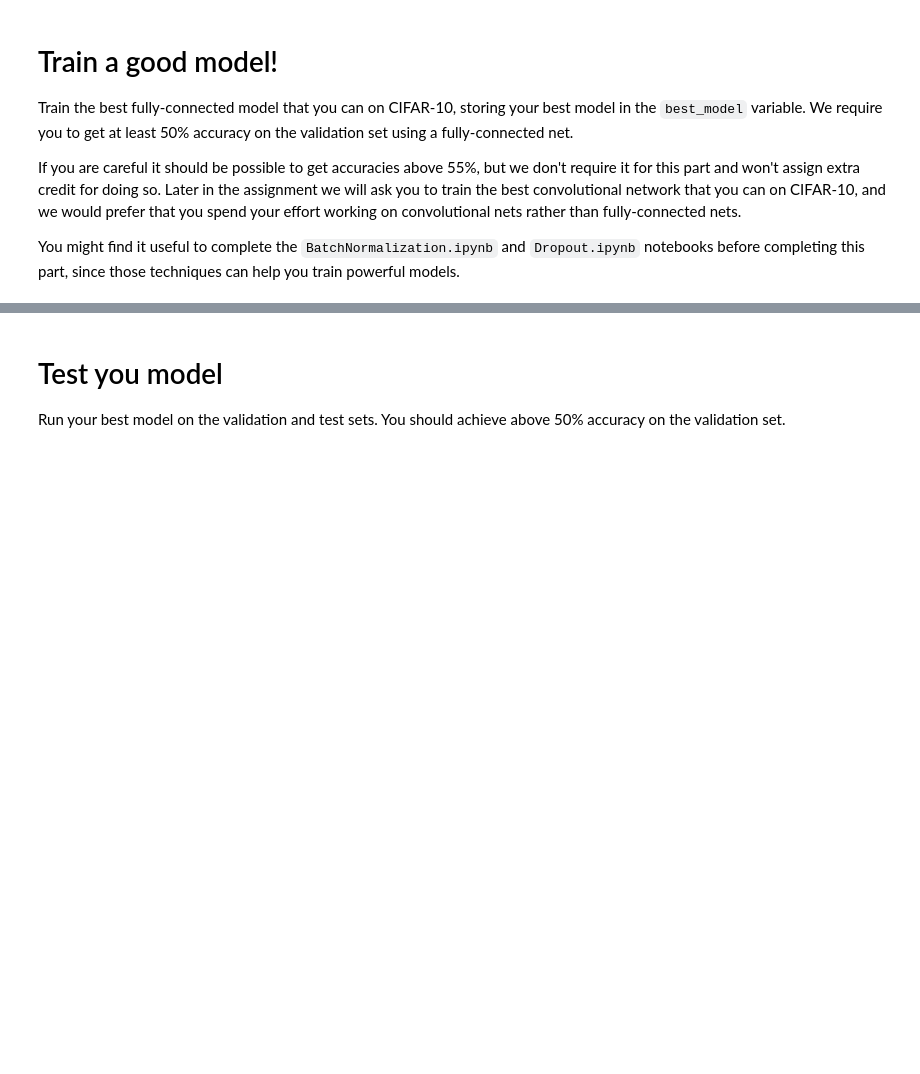
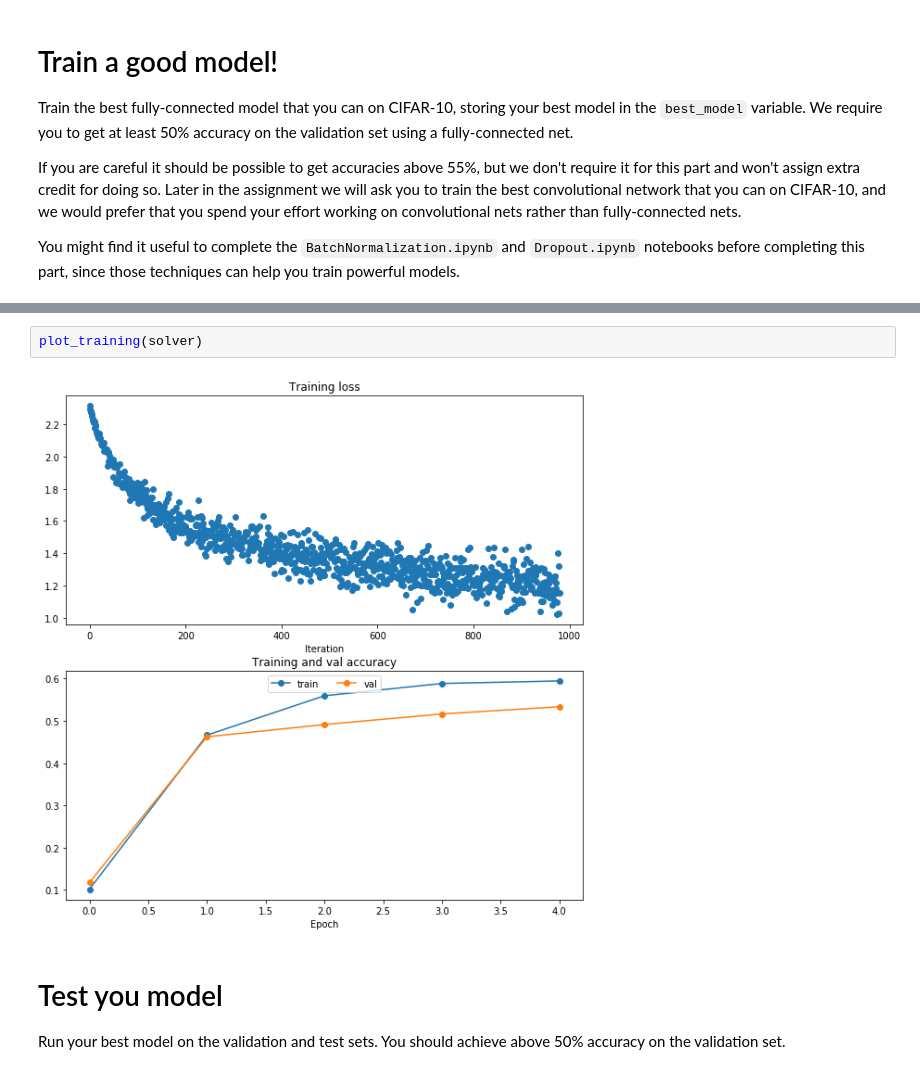
Before and after one commit to kwaternion/cs231n_assigment1, a Jupyter notebook: assigment2/FullyConnectedNets.ipynb, the cells around one changed output, grey strips where cells are left out. Drawn from its saved outputs; the diff is of its cells as text; blank space fills up the shorter version.

```diff
--- a/assigment2/FullyConnectedNets.ipynb
+++ b/assigment2/FullyConnectedNets.ipynb
@@ -789,3 +882,7 @@ pass
+# %%
+plot_training(solver)
+# %% [output]
+[figure, added]
 # %% [markdown]
 # Test you model
 Run your best model on the validation and test sets. You should achieve above 50% accuracy on the validation set.
```
Also changed, not shown: parts of 5 cells of this notebook.
